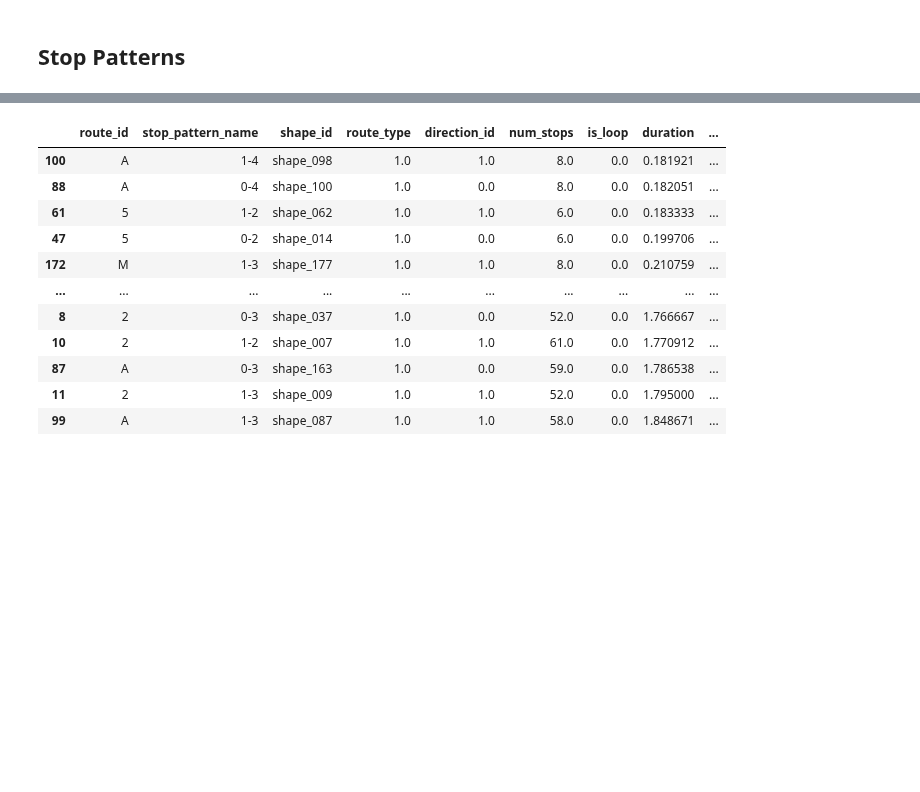
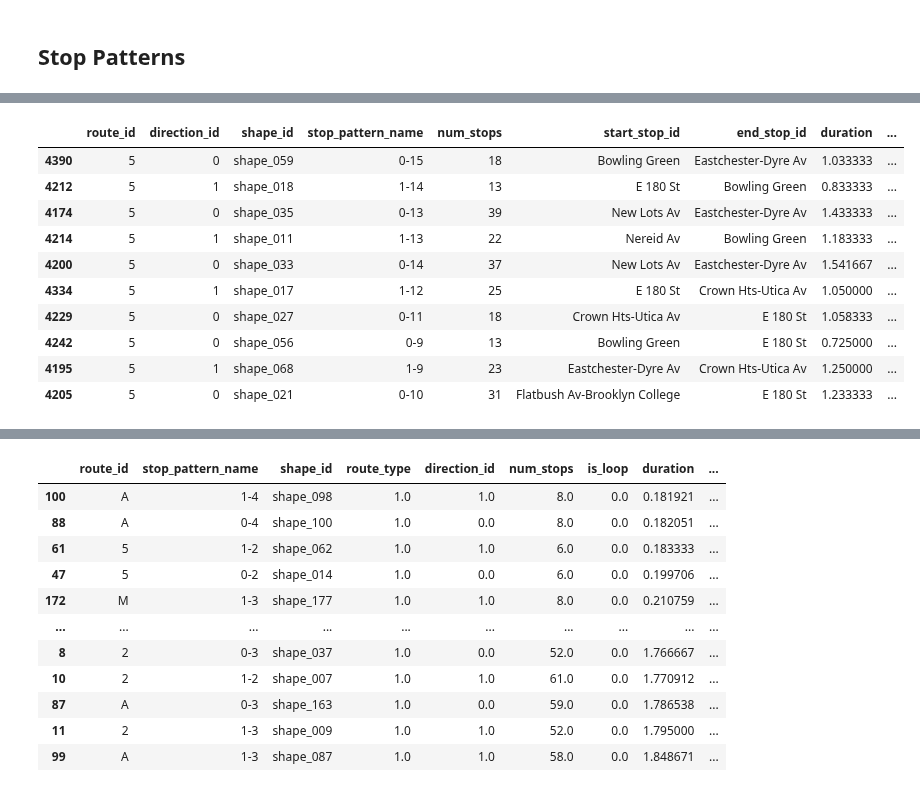
Before and after one commit to gregfeliu/NYC-Subway-Frequencies, a Jupyter notebook: Notebooks/3.Miscellaneous_Analysis.ipynb, the cells around one changed output, grey strips where cells are left out. Cells and saved outputs as stored; diff of their text form; code cells hidden in the pictures; blank space fills up the shorter version.

```diff
--- a/Notebooks/3.Miscellaneous_Analysis.ipynb
+++ b/Notebooks/3.Miscellaneous_Analysis.ipynb
@@ -33,6 +33,18 @@ def display_gk_plot(plot):
     fig = folium.Figure(width=800, height=500)
     fig.add_child(plot)
     return fig
+
+def find_stop_pattern_variations_count(feed, trip_stats: pd. DataFrame, route_name: str):
+    stop_name_dict = dict(zip(feed.stops['stop_id'], feed.stops['stop_name']))
+    stop_pattern_count_df = pd.DataFrame(trip_stats[(trip_stats['route_id']=='5')].groupby('stop_pattern_name')['duration'].count()).reset_index().sort_values(by='duration', ascending=False)
+    stop_pattern_variations_count_df = trip_stats[(trip_stats['route_id']=='5')].drop_duplicates(subset=['route_id', 'shape_id'])
+    stop_pattern_variations_count_df['start_stop_id'] = stop_pattern_variations_count_df['start_stop_id'].replace(stop_name_dict)
+    stop_pattern_variations_count_df['end_stop_id'] = stop_pattern_variations_count_df['end_stop_id'].replace(stop_name_dict)
+    stop_pattern_variations_count_df = stop_pattern_variations_count_df.drop(columns=['trip_id', 'route_short_name', 'route_type', 'start_time', 'end_time', 'is_loop'])
+    stop_pattern_variations_count_df = stop_pattern_variations_count_df.sort_values(by='start_stop_id')
+    stop_pattern_name_dict = dict(zip(stop_pattern_count_df['stop_pattern_name'], stop_pattern_count_df['duration']))
+    stop_pattern_variations_count_df['count_per_day'] = stop_pattern_variations_count_df['stop_pattern_name'].replace(stop_pattern_name_dict)
+    return stop_pattern_variations_count_df
 # %%
 path = "../data/google_transit"
 # %% [markdown]
@@ -266,0 +259,15 @@ Name: duration, dtype: int64
+# %%
+stop_patterns_5 = find_stop_pattern_variations_count(feed, trip_stats, 5)
+stop_patterns_5.sort_values(by='count_per_day').head(10)
+# %% [output]
+|  | route_id | direction_id | shape_id | stop_pattern_name | num_stops | start_stop_id | end_stop_id | duration | ... |
+| 4390 | 5 | 0 | shape_059 | 0-15 | 18 | Bowling Green | Eastchester-Dyre Av | 1.033333 | ... |
+| 4212 | 5 | 1 | shape_018 | 1-14 | 13 | E 180 St | Bowling Green | 0.833333 | ... |
+| 4174 | 5 | 0 | shape_035 | 0-13 | 39 | New Lots Av | Eastchester-Dyre Av | 1.433333 | ... |
+| 4214 | 5 | 1 | shape_011 | 1-13 | 22 | Nereid Av | Bowling Green | 1.183333 | ... |
+| 4200 | 5 | 0 | shape_033 | 0-14 | 37 | New Lots Av | Eastchester-Dyre Av | 1.541667 | ... |
+| 4334 | 5 | 1 | shape_017 | 1-12 | 25 | E 180 St | Crown Hts-Utica Av | 1.050000 | ... |
+| 4229 | 5 | 0 | shape_027 | 0-11 | 18 | Crown Hts-Utica Av | E 180 St | 1.058333 | ... |
+| 4242 | 5 | 0 | shape_056 | 0-9 | 13 | Bowling Green | E 180 St | 0.725000 | ... |
+| 4195 | 5 | 1 | shape_068 | 1-9 | 23 | Eastchester-Dyre Av | Crown Hts-Utica Av | 1.250000 | ... |
+| 4205 | 5 | 0 | shape_021 | 0-10 | 31 | Flatbush Av-Brooklyn College | E 180 St | 1.233333 | ... |
```
Also changed, not shown: parts of 11 cells of this notebook.
